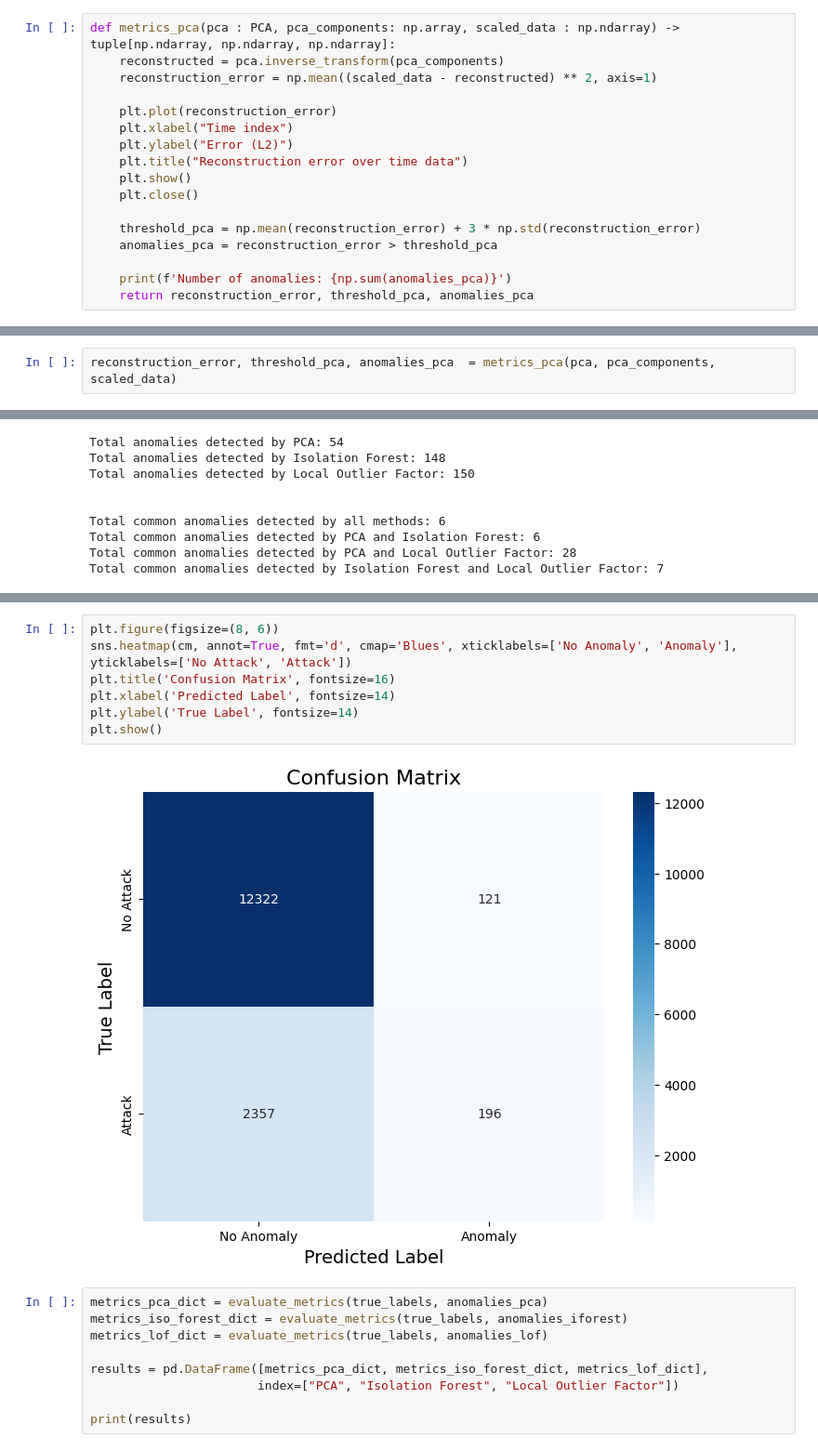
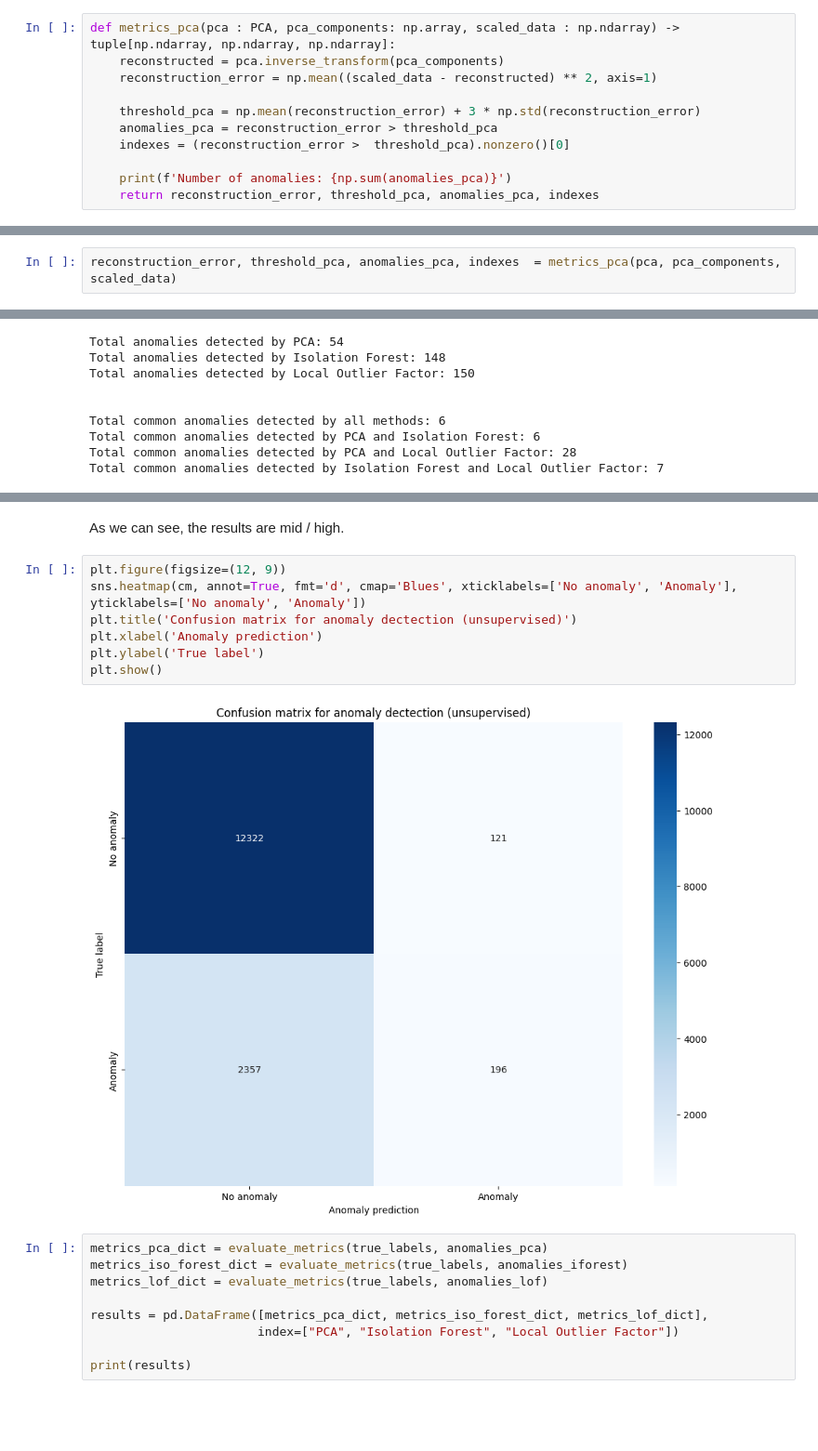
Before and after one commit to ClovisDyArx/cyberml_projet, a Jupyter notebook: dataset2_subject1_new_dataset.ipynb, the cells around one changed output, grey strips where cells are left out. Shown at 93% size. Saved outputs shown, nothing was run; the diff lists cells and outputs as text; blank space fills up the shorter version.

```diff
--- a/dataset2_subject1_new_dataset.ipynb
+++ b/dataset2_subject1_new_dataset.ipynb
@@ -703,18 +710,12 @@ def metrics_pca(pca : PCA, pca_components: np.array, scaled_data : np.ndarray) -
     reconstructed = pca.inverse_transform(pca_components)
     reconstruction_error = np.mean((scaled_data - reconstructed) ** 2, axis=1)
 
-    plt.plot(reconstruction_error)
-    plt.xlabel("Time index")
-    plt.ylabel("Error (L2)")
-    plt.title("Reconstruction error over time data")
-    plt.show()
-    plt.close()
-
     threshold_pca = np.mean(reconstruction_error) + 3 * np.std(reconstruction_error)
     anomalies_pca = reconstruction_error > threshold_pca
+    indexes = (reconstruction_error >  threshold_pca).nonzero()[0]
 
     print(f'Number of anomalies: {np.sum(anomalies_pca)}')
-    return reconstruction_error, threshold_pca, anomalies_pca
+    return reconstruction_error, threshold_pca, anomalies_pca, indexes
 # %% [markdown]
 ### Unsupervised algorithms setup
 
@@ -817,5 +822,5 @@ PCA components: (14996, 17)
 # %% [markdown]
 As we can see, the PCA algorithm automatically selected 17 principal components.
 # %%
-reconstruction_error, threshold_pca, anomalies_pca  = metrics_pca(pca, pca_components, scaled_data)
+reconstruction_error, threshold_pca, anomalies_pca, indexes  = metrics_pca(pca, pca_components, scaled_data)
 # %% [output]
@@ -887,14 +910,16 @@ Confusion Matrix:
 [[12322   121]
  [ 2357   196]]
+# %% [markdown]
+As we can see, the results are mid / high.
 # %%
-plt.figure(figsize=(8, 6))
-sns.heatmap(cm, annot=True, fmt='d', cmap='Blues', xticklabels=['No Anomaly', 'Anomaly'], yticklabels=['No Attack', 'Attack'])
-plt.title('Confusion Matrix', fontsize=16)
-plt.xlabel('Predicted Label', fontsize=14)
-plt.ylabel('True Label', fontsize=14)
+plt.figure(figsize=(12, 9))
+sns.heatmap(cm, annot=True, fmt='d', cmap='Blues', xticklabels=['No anomaly', 'Anomaly'], yticklabels=['No anomaly', 'Anomaly'])
+plt.title('Confusion matrix for anomaly dectection (unsupervised)')
+plt.xlabel('Anomaly prediction')
+plt.ylabel('True label')
 plt.show()
 # %% [output]
-[figure, old version]
+[figure, new version]
 # %%
 metrics_pca_dict = evaluate_metrics(true_labels, anomalies_pca)
 metrics_iso_forest_dict = evaluate_metrics(true_labels, anomalies_iforest)
```
Also changed, not shown: parts of 15 cells of this notebook.
